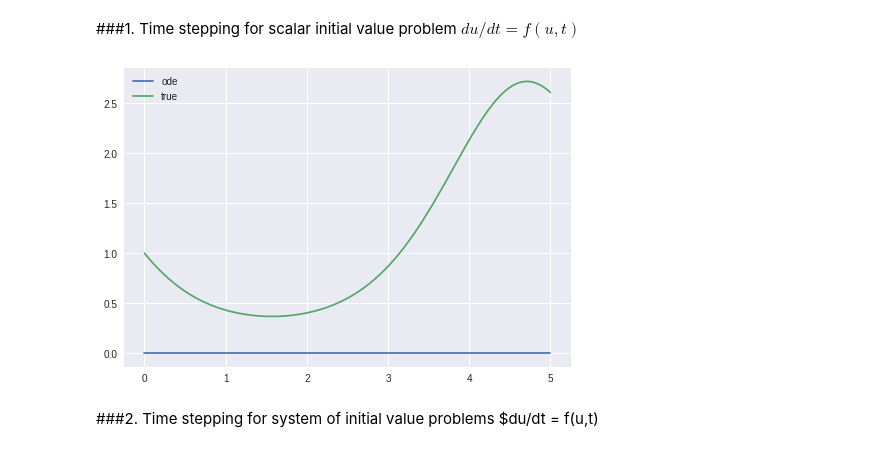
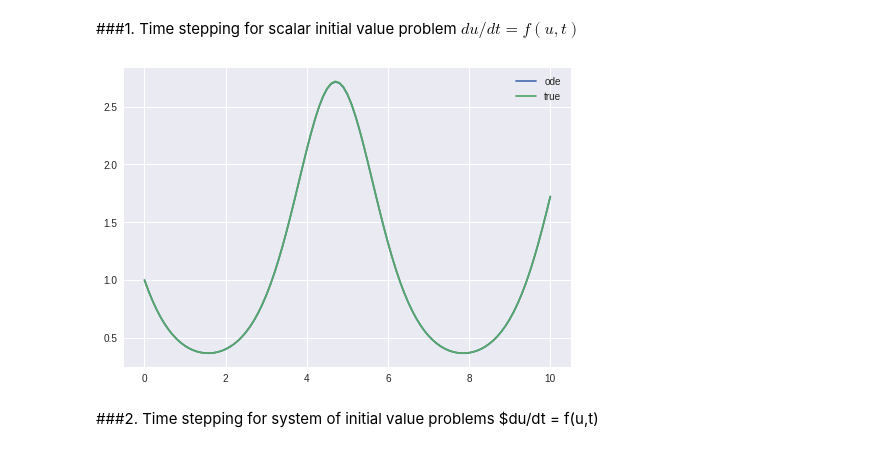
Before and after one commit to johanhoffman/DD2363-VT19, a Jupyter notebook: Lab-5/bozzato_lab5.ipynb, the cells around one changed output. Drawn from its saved outputs; the diff is of its cells as text; code cells hidden in the pictures.

```diff
--- a/Lab-5/bozzato_lab5.ipynb
+++ b/Lab-5/bozzato_lab5.ipynb
@@ -68,6 +139,16 @@ Output: approximation U(t_n) for the time interval $[0,T$]
 Test: verify accuracy and stability of chosen method
 # %%
 def odeSolver(T : int, odeFun : callable, theta : int , u0 : int, N : int):
+
+  def stepFunction(ode,step,theta,u0,t0,u1,t1):
+
+    # u1 is my variable x to be found
+    tmp= u0 + step*((1-theta) * ode(u1,t1) + theta * odeFun(u0,t0))
+
+    if theta != 1:
+      tmp -= u1
+
+    return tmp
 
   step= T/N
   intervals= np.arange(0, T+step, step)
@@ -76,8 +157,18 @@ def odeSolver(T : int, odeFun : callable, theta : int , u0 : int, N : int):
   U[0]= u0
 
   for i in range(1,len(intervals)):
-    gr= (1-theta) * odeFun(U[i-1],intervals[i-1]) + theta * odeFun(U[i],intervals[i])
-    U[i]= U[i-1] + step * gr
+    opt= [0 for _ in range(0,7)]
+    opt[0]= odeFun
+    opt[1]= step
+    opt[2]= theta
+    opt[3]= U[i-1][0]
+    opt[4]= intervals[i-1]
+    opt[5]= U[i-1][0]
+    opt[6]= intervals[i]
+    if theta != 1:
+      U[i]= newtonScalarNLeq(stepFunction, opt, h= 0.1, tol= 1e-5)[0]
+    else:
+      U[i]= U[i-1] + step * odeFun(U[i-1],intervals[i-1])
 
 
 
@@ -91,28 +182,24 @@ def odeSolver(T : int, odeFun : callable, theta : int , u0 : int, N : int):
 # %%
 def fun(t):
   return np.e**(-np.sin(t))
 
 def odeFun(u,t):
   return -u*np.cos(t)
 
 
 
-#x, y1= odeSolver(5,odeFun,1,1,30)
-x, y0= odeSolver(5,odeFun,0,0,256)
-#x, y05= odeSolver(5,odeFun,0.5,1,30)
+x, y= odeSolver(10,odeFun,0.5,1,100)
 
 
 plt.figure()
-plt.plot(x,y0)
-#plt.plot(x,y1)
-#plt.plot(x,y05)
+plt.plot(x,y)
 
 y_true= [fun(t) for t in x]
 plt.plot(x, y_true)
 plt.legend(('ode','true'))
 plt.show()
 # %% [output]
-[figure, old version]
+[figure, new version]
 # %% [markdown]
 ###2. Time stepping for system of initial value problems $du/dt = f(u,t)
 # %% [markdown]
```
Also changed, not shown: parts of 2 cells of this notebook.
